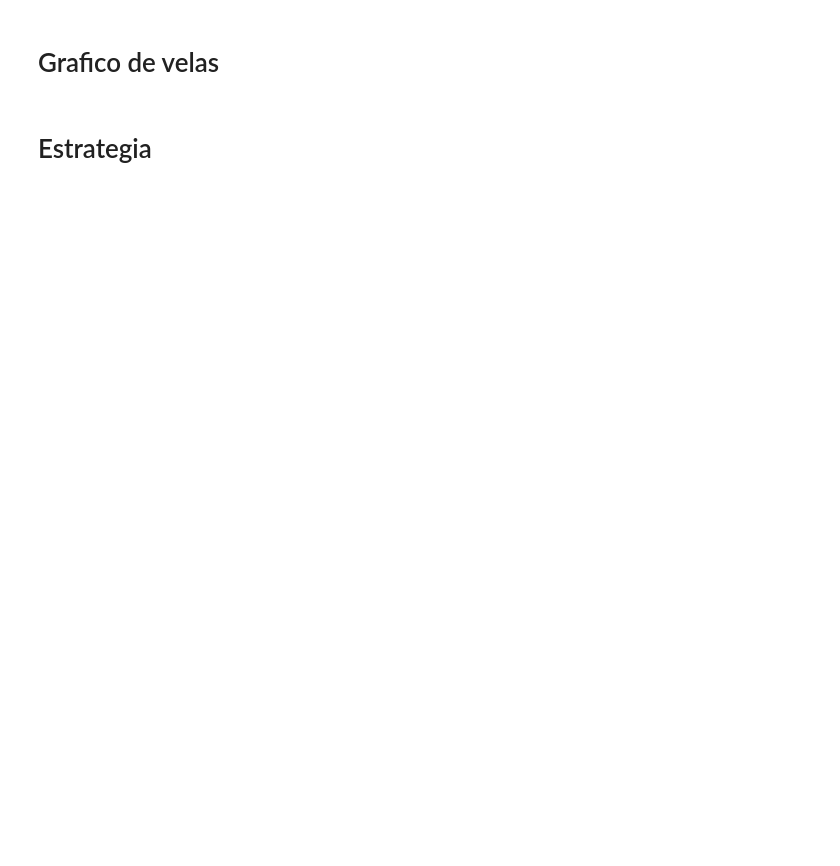
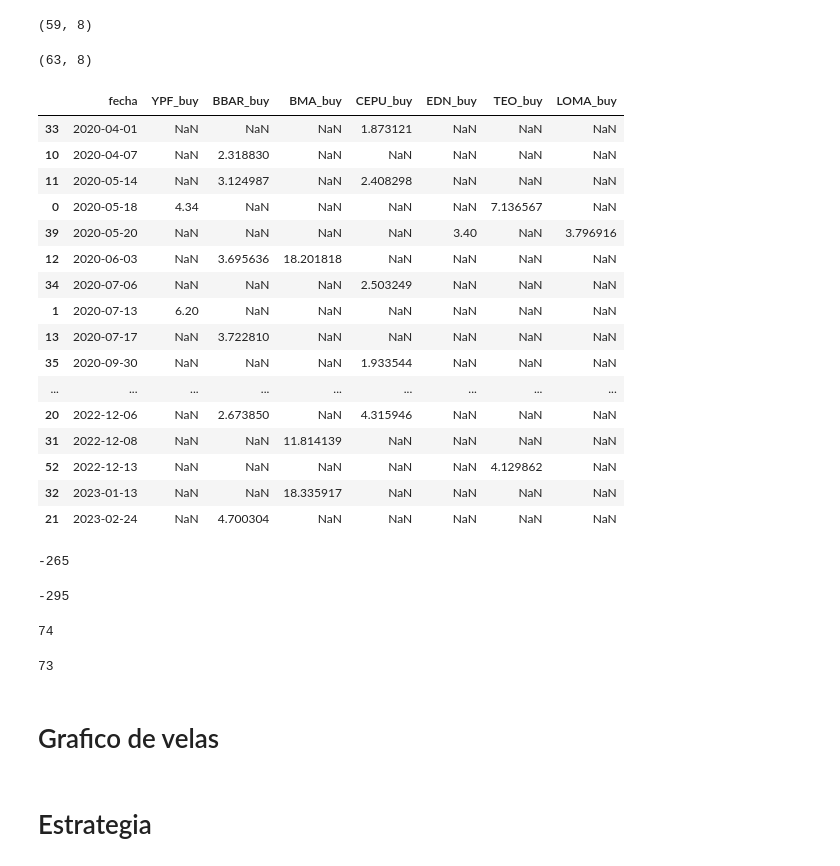
Before and after one commit to SaidJacobo/forex_ml_bot, a Jupyter notebook: Check results.ipynb, the cells around one changed output. Cells and saved outputs as stored; diff of their text form; code cells hidden in the pictures; blank space fills up the shorter version.

```diff
--- a/Check results.ipynb
+++ b/Check results.ipynb
@@ -47,3 +203,47 @@ prices = pd.read_csv(os.path.join('./data', 'ypf.csv'))
+# %%
+buys.shape
+# %% [output]
+(59, 8)
+# %%
+sells.shape
+# %% [output]
+(63, 8)
+# %%
+buys
+# %% [output]
+|  | fecha | YPF_buy | BBAR_buy | BMA_buy | CEPU_buy | EDN_buy | TEO_buy | LOMA_buy |
+| 33 | 2020-04-01 | NaN | NaN | NaN | 1.873121 | NaN | NaN | NaN |
+| 10 | 2020-04-07 | NaN | 2.318830 | NaN | NaN | NaN | NaN | NaN |
+| 11 | 2020-05-14 | NaN | 3.124987 | NaN | 2.408298 | NaN | NaN | NaN |
+| 0 | 2020-05-18 | 4.34 | NaN | NaN | NaN | NaN | 7.136567 | NaN |
+| 39 | 2020-05-20 | NaN | NaN | NaN | NaN | 3.40 | NaN | 3.796916 |
+| 12 | 2020-06-03 | NaN | 3.695636 | 18.201818 | NaN | NaN | NaN | NaN |
+| 34 | 2020-07-06 | NaN | NaN | NaN | 2.503249 | NaN | NaN | NaN |
+| 1 | 2020-07-13 | 6.20 | NaN | NaN | NaN | NaN | NaN | NaN |
+| 13 | 2020-07-17 | NaN | 3.722810 | NaN | NaN | NaN | NaN | NaN |
+| 35 | 2020-09-30 | NaN | NaN | NaN | 1.933544 | NaN | NaN | NaN |
+| ... | ... | ... | ... | ... | ... | ... | ... | ... |
+| 20 | 2022-12-06 | NaN | 2.673850 | NaN | 4.315946 | NaN | NaN | NaN |
+| 31 | 2022-12-08 | NaN | NaN | 11.814139 | NaN | NaN | NaN | NaN |
+| 52 | 2022-12-13 | NaN | NaN | NaN | NaN | NaN | 4.129862 | NaN |
+| 32 | 2023-01-13 | NaN | NaN | 18.335917 | NaN | NaN | NaN | NaN |
+| 21 | 2023-02-24 | NaN | 4.700304 | NaN | NaN | NaN | NaN | NaN |
+# %%
+buys.drop(columns=['fecha']).notna().sum().sum() - buys.drop(columns=['fecha']).isna().sum().sum()
+# %% [output]
+-265
+# %%
+sells.drop(columns=['fecha']).notna().sum().sum() - sells.drop(columns=['fecha']).isna().sum().sum()
+# %% [output]
+-295
+# %%
+buys.drop(columns=['fecha']).notna().sum().sum()
+# %% [output]
+74
+# %%
+sells.drop(columns=['fecha']).notna().sum().sum()
+# %% [output]
+73
 # %% [markdown]
 # Grafico de velas
 # %%
```
Also changed, not shown: parts of 16 cells of this notebook, 5 other files.
